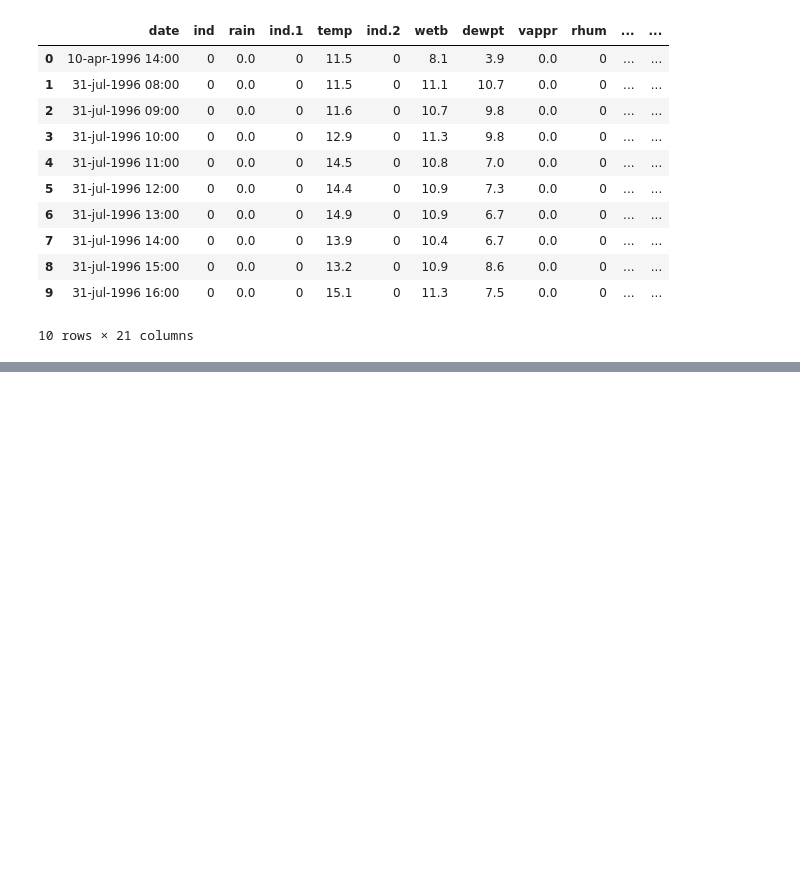
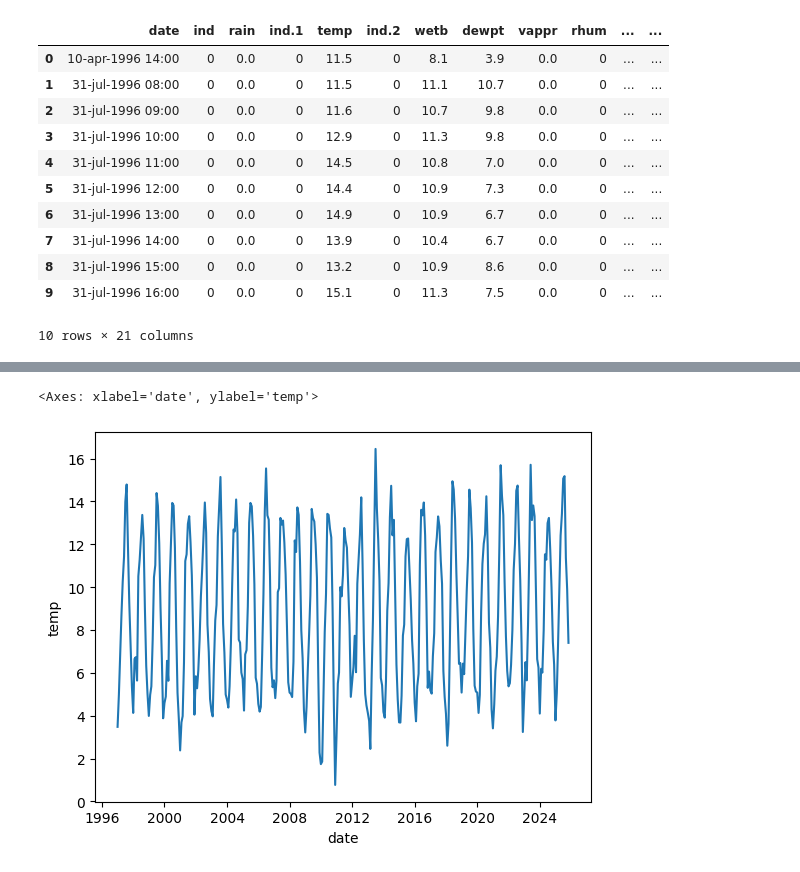
Before and after one commit to irenecelebrin/programming-for-data-analytics, a Jupyter notebook: my-tasks/assignement06-weather.ipynb, the cells around one changed output, grey strips where cells are left out. Drawn from its saved outputs; the diff is of its cells as text; code cells hidden in the pictures; blank space fills up the shorter version.

```diff
--- a/my-tasks/assignement06-weather.ipynb
+++ b/my-tasks/assignement06-weather.ipynb
@@ -76,0 +115,19 @@ Text(0.5, 0, 'apr-dec 1996')
+# %%
+# resample data to get mean temperature for each month (month start)
+# See: https://pandas.pydata.org/docs/reference/api/pandas.DataFrame.resample.html
+# Resampling time params: https://pandas.pydata.org/pandas-docs/stable/user_guide/timeseries.html#timeseries-offset-aliases
+# round numbers for readability. See: https://www.geeksforgeeks.org/python/pandas-dataframe-round/
+
+monthly_t = mean_t = weather['temp'].resample('MS').mean().round(2)
+
+monthly_temp = pd.DataFrame(monthly_t, index = monthly_t.index)
+
+# show
+# monthly_temp.head(5)
+# add length?
+# %%
+# plot the data
+sns.lineplot(data=monthly_temp, x = 'date', y = 'temp')
+# %% [output]
+<Axes: xlabel='date', ylabel='temp'>
+[figure, added]
```
Also changed, not shown: parts of 10 cells of this notebook.
